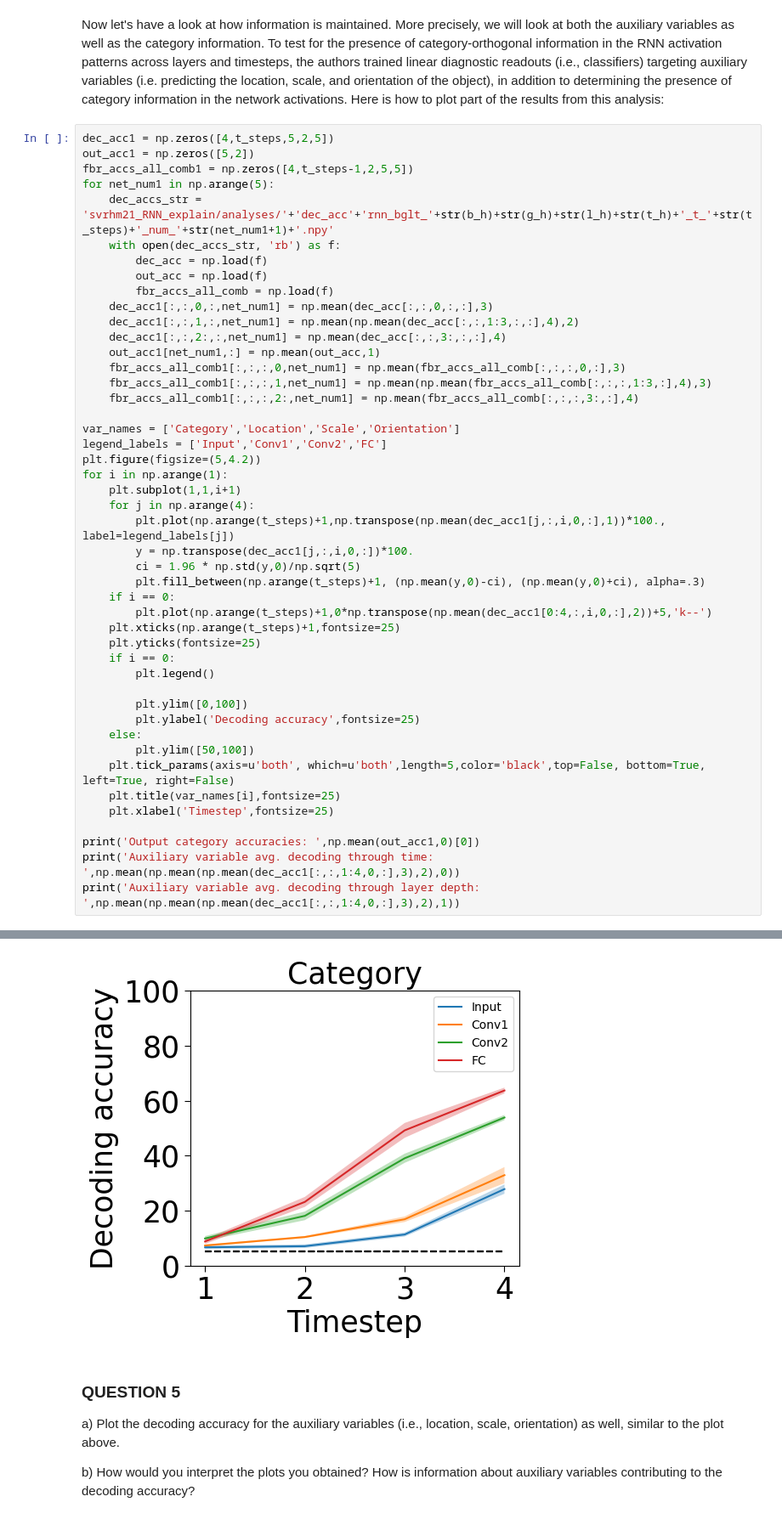
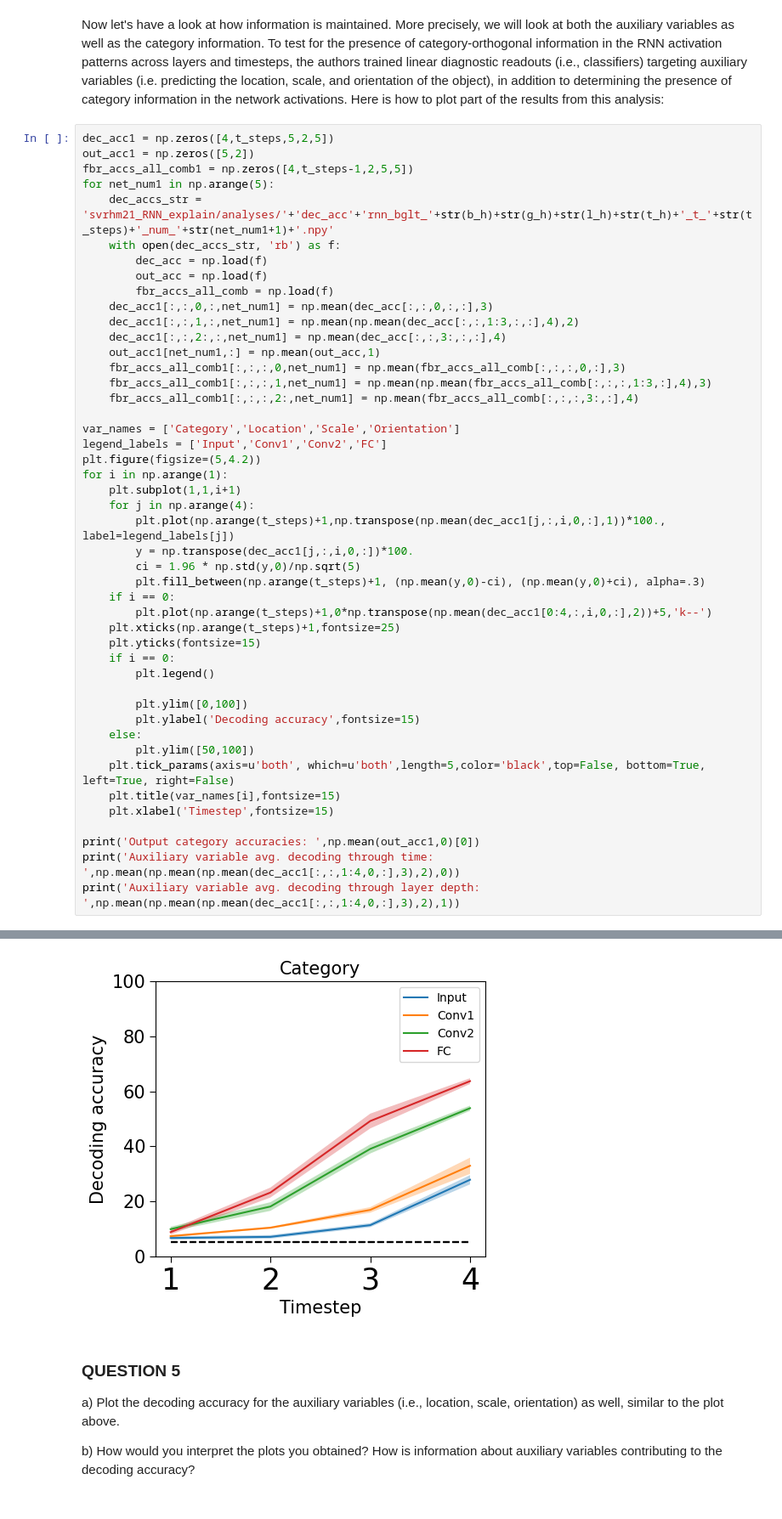
Before and after one commit to annabavaresco/ancm2025, a Jupyter notebook: docs/week_4/4_Vision,_Convolutions_and_Recurrence.ipynb, the cells around one changed output, grey strips where cells are left out. Shown at 85% size. Cells and saved outputs as stored; diff of their text form.

```diff
--- a/docs/week_4/4_Vision,_Convolutions_and_Recurrence.ipynb
+++ b/docs/week_4/4_Vision,_Convolutions_and_Recurrence.ipynb
@@ -741,38 +709,38 @@ for net_num1 in np.arange(5):
     fbr_accs_all_comb1[:,:,:,2:,net_num1] = np.mean(fbr_accs_all_comb[:,:,:,3:,:],4)
 
 var_names = ['Category','Location','Scale','Orientation']
 legend_labels = ['Input','Conv1','Conv2','FC']
 plt.figure(figsize=(5,4.2))
 for i in np.arange(1):
     plt.subplot(1,1,i+1)
     for j in np.arange(4):
         plt.plot(np.arange(t_steps)+1,np.transpose(np.mean(dec_acc1[j,:,i,0,:],1))*100., label=legend_labels[j])
         y = np.transpose(dec_acc1[j,:,i,0,:])*100.
         ci = 1.96 * np.std(y,0)/np.sqrt(5)
         plt.fill_between(np.arange(t_steps)+1, (np.mean(y,0)-ci), (np.mean(y,0)+ci), alpha=.3)
     if i == 0:
         plt.plot(np.arange(t_steps)+1,0*np.transpose(np.mean(dec_acc1[0:4,:,i,0,:],2))+5,'k--')
     plt.xticks(np.arange(t_steps)+1,fontsize=25)
-    plt.yticks(fontsize=25)
+    plt.yticks(fontsize=15)
     if i == 0:
         plt.legend()
 
         plt.ylim([0,100])
-        plt.ylabel('Decoding accuracy',fontsize=25)
+        plt.ylabel('Decoding accuracy',fontsize=15)
     else:
         plt.ylim([50,100])
     plt.tick_params(axis=u'both', which=u'both',length=5,color='black',top=False, bottom=True, left=True, right=False)
-    plt.title(var_names[i],fontsize=25)
-    plt.xlabel('Timestep',fontsize=25)
+    plt.title(var_names[i],fontsize=15)
+    plt.xlabel('Timestep',fontsize=15)
 
 print('Output category accuracies: ',np.mean(out_acc1,0)[0])
 print('Auxiliary variable avg. decoding through time: ',np.mean(np.mean(np.mean(dec_acc1[:,:,1:4,0,:],3),2),0))
 print('Auxiliary variable avg. decoding through layer depth: ',np.mean(np.mean(np.mean(dec_acc1[:,:,1:4,0,:],3),2),1))
 # %% [output]
 Output category accuracies:  0.81226
 Auxiliary variable avg. decoding through time:  [0.65223333 0.730225   0.82524583 0.84927083]
 Auxiliary variable avg. decoding through layer depth:  [0.70119167 0.7465125  0.81060833 0.7986625 ]
-[figure, old version]
+[figure, new version]
 # %% [markdown]
 ### **QUESTION 5**
 
```
Also changed, not shown: parts of 10 cells of this notebook, 1 other file.
